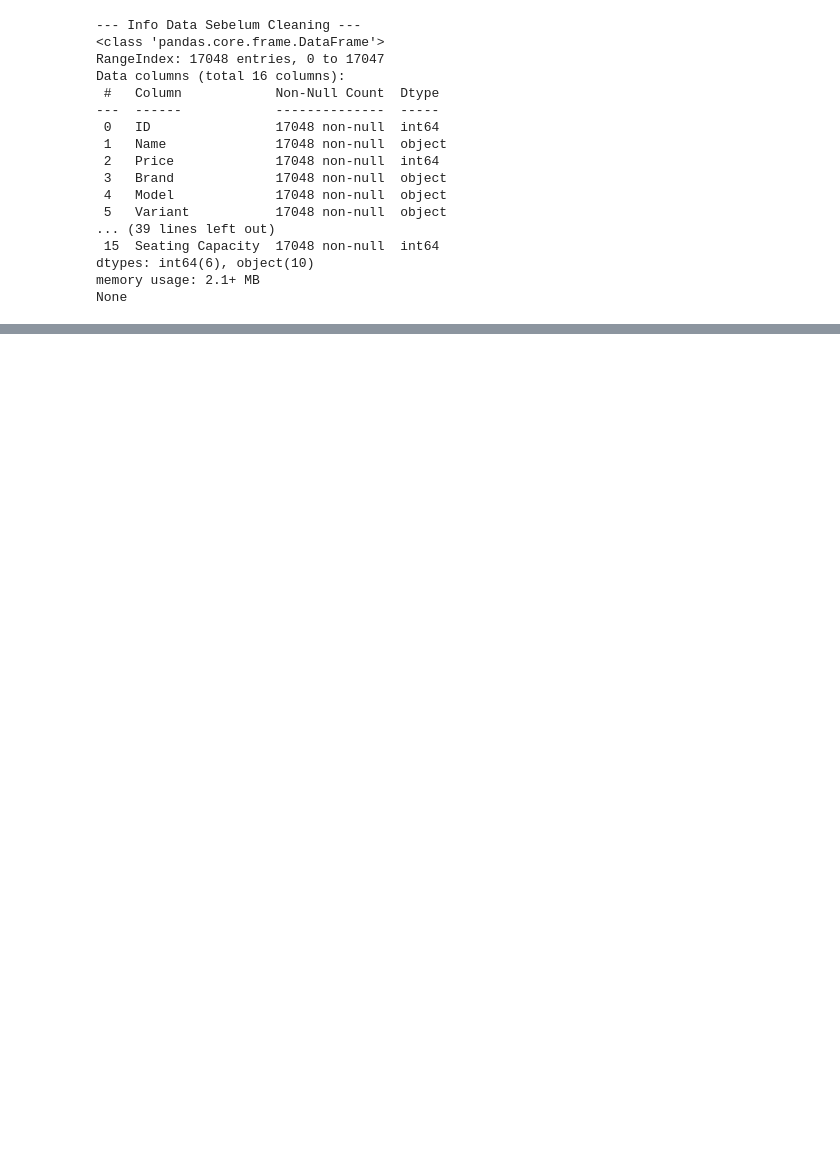
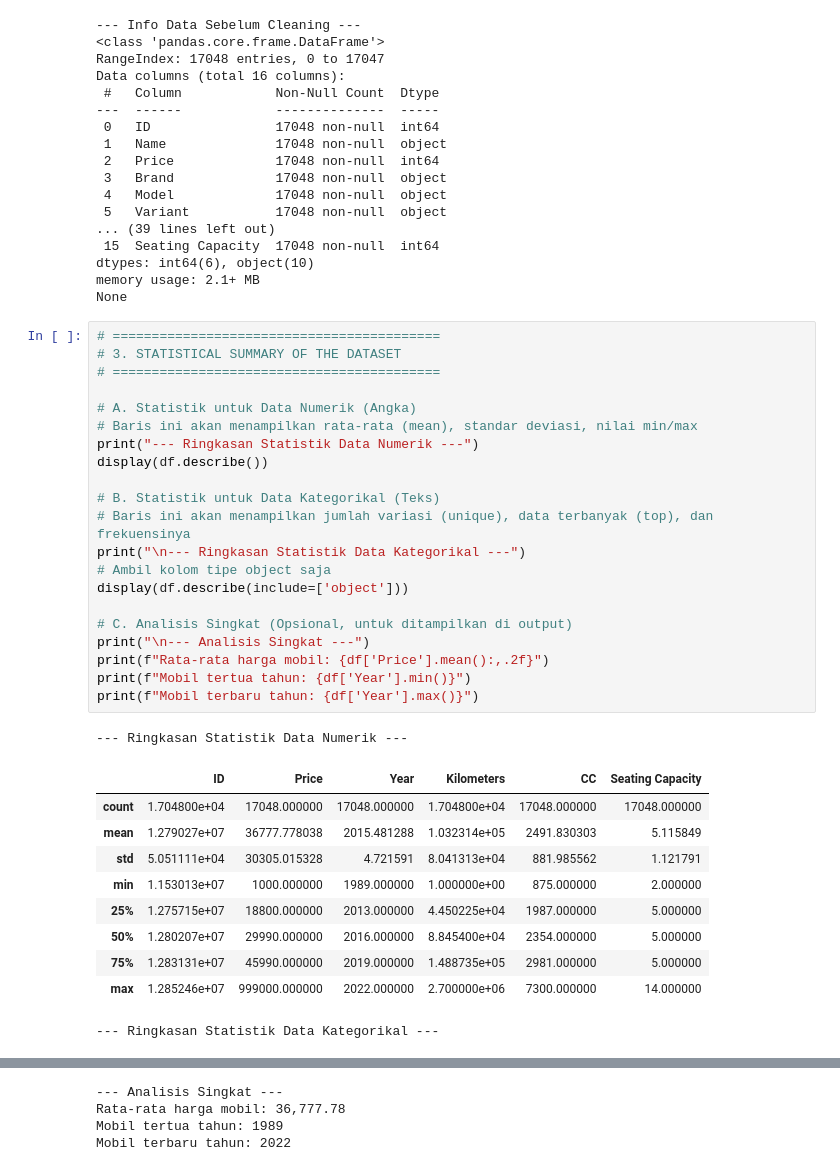
Before and after one commit to andartya-setyawan/TubesAnalisaKeputusanTI, a Jupyter notebook: Analisis_Pasar_Mobil_Australia.ipynb, the cells around one changed output, grey strips where cells are left out. Drawn from its saved outputs; the diff is of its cells as text; blank space fills up the shorter version.

Commit message:
Update: Ringkasan Statistik

```diff
--- a/Analisis_Pasar_Mobil_Australia.ipynb
+++ b/Analisis_Pasar_Mobil_Australia.ipynb
@@ -98,3 +98,36 @@ Data columns (total 16 columns):
 dtypes: int64(6), object(10)
 memory usage: 2.1+ MB
 None
+# %%
+# ==========================================
+# 3. STATISTICAL SUMMARY OF THE DATASET
+# ==========================================
+
+# A. Statistik untuk Data Numerik (Angka)
+# Baris ini akan menampilkan rata-rata (mean), standar deviasi, nilai min/max
+print("--- Ringkasan Statistik Data Numerik ---")
+display(df.describe())
+
+# B. Statistik untuk Data Kategorikal (Teks)
+# Baris ini akan menampilkan jumlah variasi (unique), data terbanyak (top), dan frekuensinya
+print("\n--- Ringkasan Statistik Data Kategorikal ---")
+# Ambil kolom tipe object saja
+display(df.describe(include=['object']))
+
+# C. Analisis Singkat (Opsional, untuk ditampilkan di output)
+print("\n--- Analisis Singkat ---")
+print(f"Rata-rata harga mobil: {df['Price'].mean():,.2f}")
+print(f"Mobil tertua tahun: {df['Year'].min()}")
+print(f"Mobil terbaru tahun: {df['Year'].max()}")
+# %% [output]
+--- Ringkasan Statistik Data Numerik ---
+|  | ID | Price | Year | Kilometers | CC | Seating Capacity |
+| count | 1.704800e+04 | 17048.000000 | 17048.000000 | 1.704800e+04 | 17048.000000 | 17048.000000 |
+| mean | 1.279027e+07 | 36777.778038 | 2015.481288 | 1.032314e+05 | 2491.830303 | 5.115849 |
+| std | 5.051111e+04 | 30305.015328 | 4.721591 | 8.041313e+04 | 881.985562 | 1.121791 |
+| min | 1.153013e+07 | 1000.000000 | 1989.000000 | 1.000000e+00 | 875.000000 | 2.000000 |
+| 25% | 1.275715e+07 | 18800.000000 | 2013.000000 | 4.450225e+04 | 1987.000000 | 5.000000 |
+| 50% | 1.280207e+07 | 29990.000000 | 2016.000000 | 8.845400e+04 | 2354.000000 | 5.000000 |
+| 75% | 1.283131e+07 | 45990.000000 | 2019.000000 | 1.488735e+05 | 2981.000000 | 5.000000 |
+| max | 1.285246e+07 | 999000.000000 | 2022.000000 | 2.700000e+06 | 7300.000000 | 14.000000 |
+--- Ringkasan Statistik Data Kategorikal ---
@@ -100,0 +139,4 @@ None
+--- Analisis Singkat ---
+Rata-rata harga mobil: 36,777.78
+Mobil tertua tahun: 1989
+Mobil terbaru tahun: 2022
```
Also changed, not shown: parts of 2 cells of this notebook.
